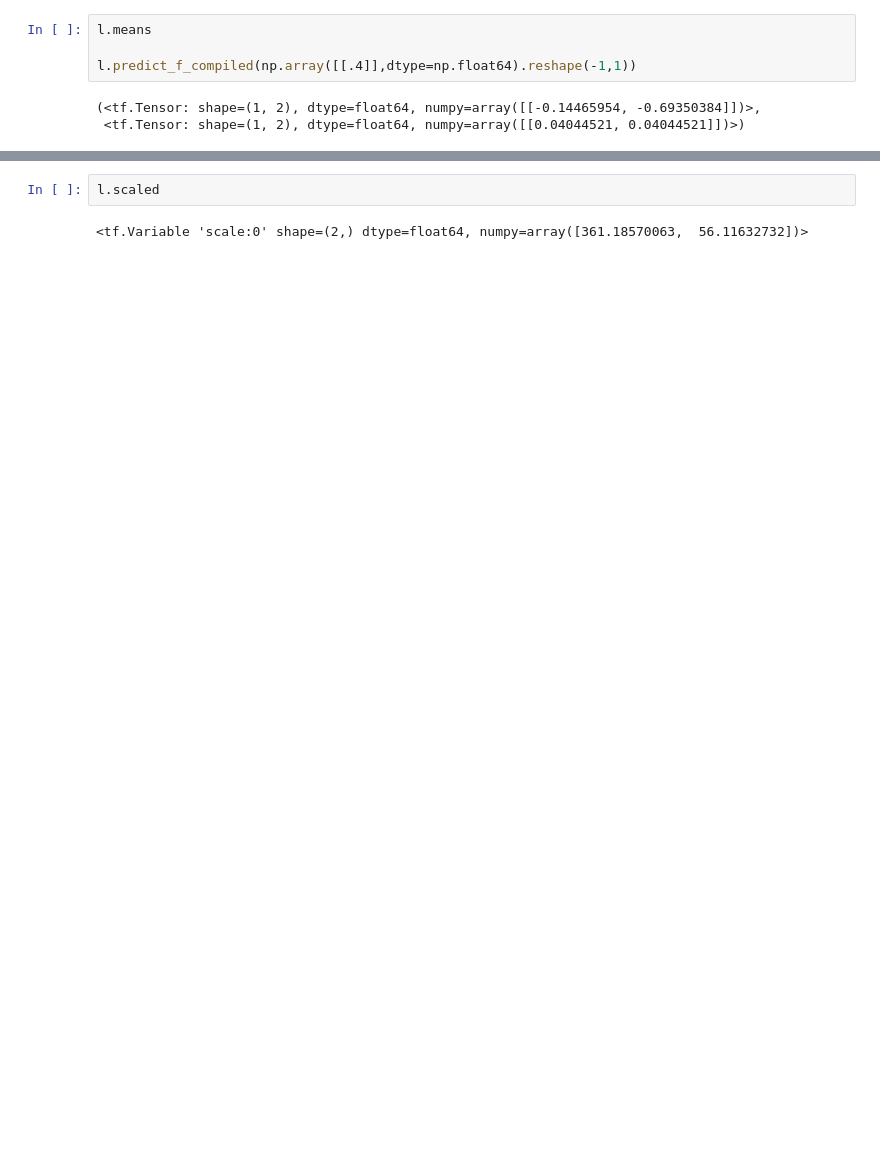
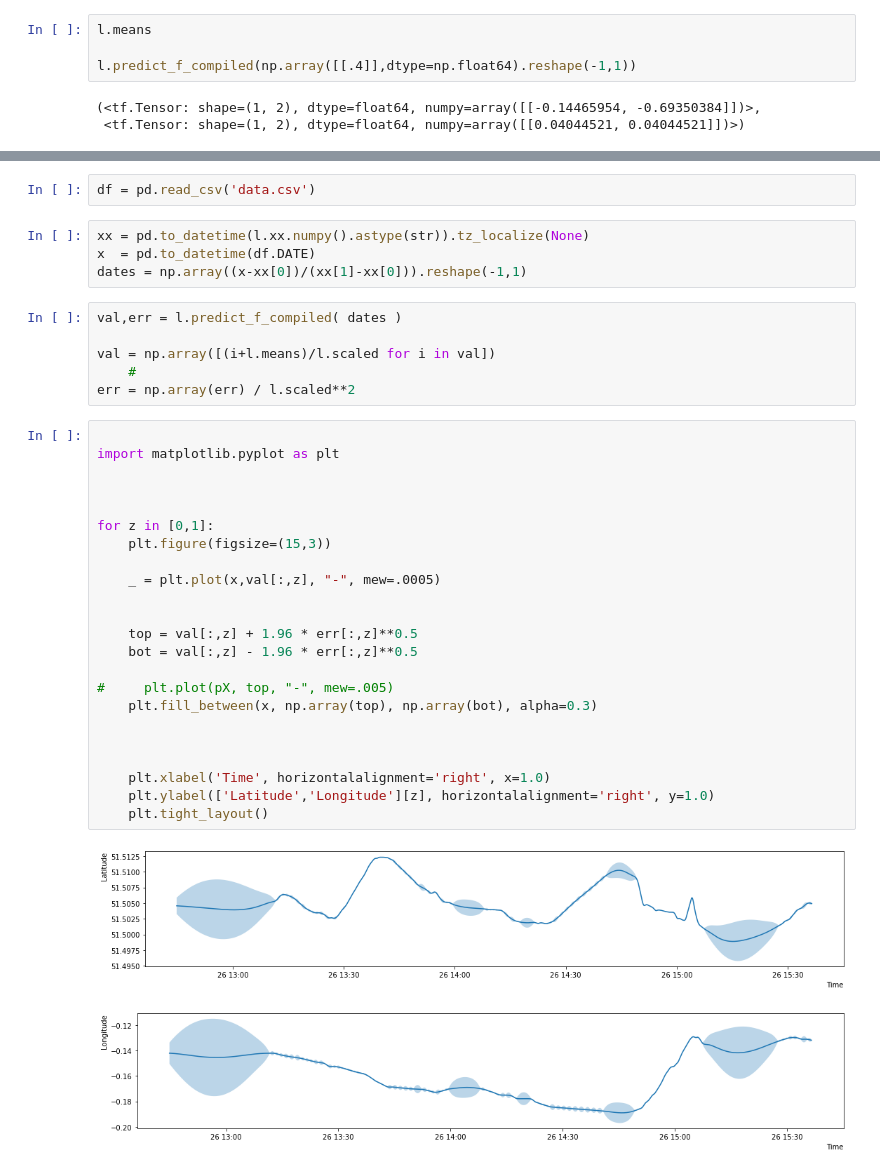
Before and after one commit to wolfiex/TemporalGeoLocation, a Jupyter notebook: loadsaved.ipynb, the cells around one changed output, grey strips where cells are left out. Drawn from its saved outputs; the diff is of its cells as text; blank space fills up the shorter version.

```diff
--- a/loadsaved.ipynb
+++ b/loadsaved.ipynb
@@ -65,7 +65,41 @@ decode(l,d)
  DatetimeIndex(['2020-12-26 12:43:14+00:00', '2020-12-26 16:09:37+00:00'], dtype='datetime64[ns, UTC]', freq=None),
  <tf.Variable 'means:0' shape=(2,) dtype=float64, numpy=array([ 1.86027161e+04, -8.79689237e+00])>,
  <tf.Variable 'scale:0' shape=(2,) dtype=float64, numpy=array([361.18570063,  56.11632732])>)
-# %%
-l.scaled
-# %% [output]
-<tf.Variable 'scale:0' shape=(2,) dtype=float64, numpy=array([361.18570063,  56.11632732])>
+# %%
+df = pd.read_csv('data.csv')
+# %%
+xx = pd.to_datetime(l.xx.numpy().astype(str)).tz_localize(None)
+x  = pd.to_datetime(df.DATE)
+dates = np.array((x-xx[0])/(xx[1]-xx[0])).reshape(-1,1)
+# %%
+val,err = l.predict_f_compiled( dates )
+
+val = np.array([(i+l.means)/l.scaled for i in val])
+    #
+err = np.array(err) / l.scaled**2
+# %%
+
+import matplotlib.pyplot as plt
+
+
+
+for z in [0,1]:
+    plt.figure(figsize=(15,3))
+
+    _ = plt.plot(x,val[:,z], "-", mew=.0005)
+
+
+    top = val[:,z] + 1.96 * err[:,z]**0.5
+    bot = val[:,z] - 1.96 * err[:,z]**0.5
+
+#     plt.plot(pX, top, "-", mew=.005)
+    plt.fill_between(x, np.array(top), np.array(bot), alpha=0.3)
+
+
+
+    plt.xlabel('Time', horizontalalignment='right', x=1.0)
+    plt.ylabel(['Latitude','Longitude'][z], horizontalalignment='right', y=1.0)
+    plt.tight_layout()
+# %% [output]
+[figure, added]
+[figure, added]
```
Also changed, not shown: parts of 5 cells of this notebook, 43 other files.
